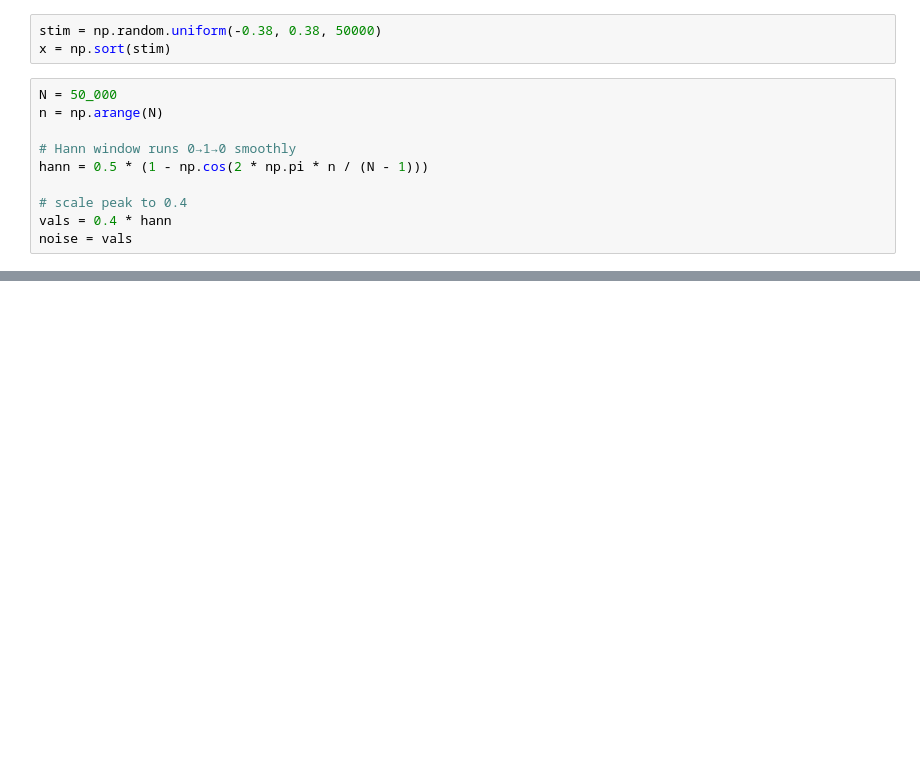
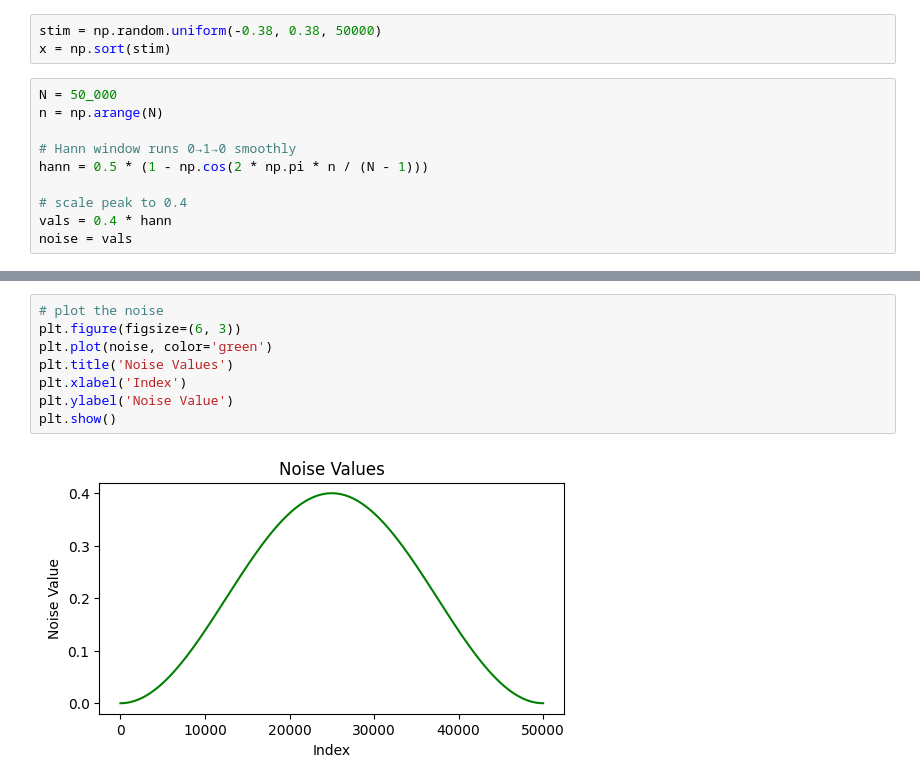
Before and after one commit to siyer7/asymmetry_design, a Jupyter notebook: code/NN.ipynb, the cells around one changed output, grey strips where cells are left out. Saved outputs shown, nothing was run; the diff lists cells and outputs as text; blank space fills up the shorter version.

```diff
--- a/code/NN.ipynb
+++ b/code/NN.ipynb
@@ -231,0 +195,10 @@ plt.tight_layout()
+# %%
+# plot the noise
+plt.figure(figsize=(6, 3))
+plt.plot(noise, color='green')
+plt.title('Noise Values')
+plt.xlabel('Index')
+plt.ylabel('Noise Value')
+plt.show()
+# %% [output]
+[figure, added]
```
Also changed, not shown: parts of 16 cells of this notebook.
